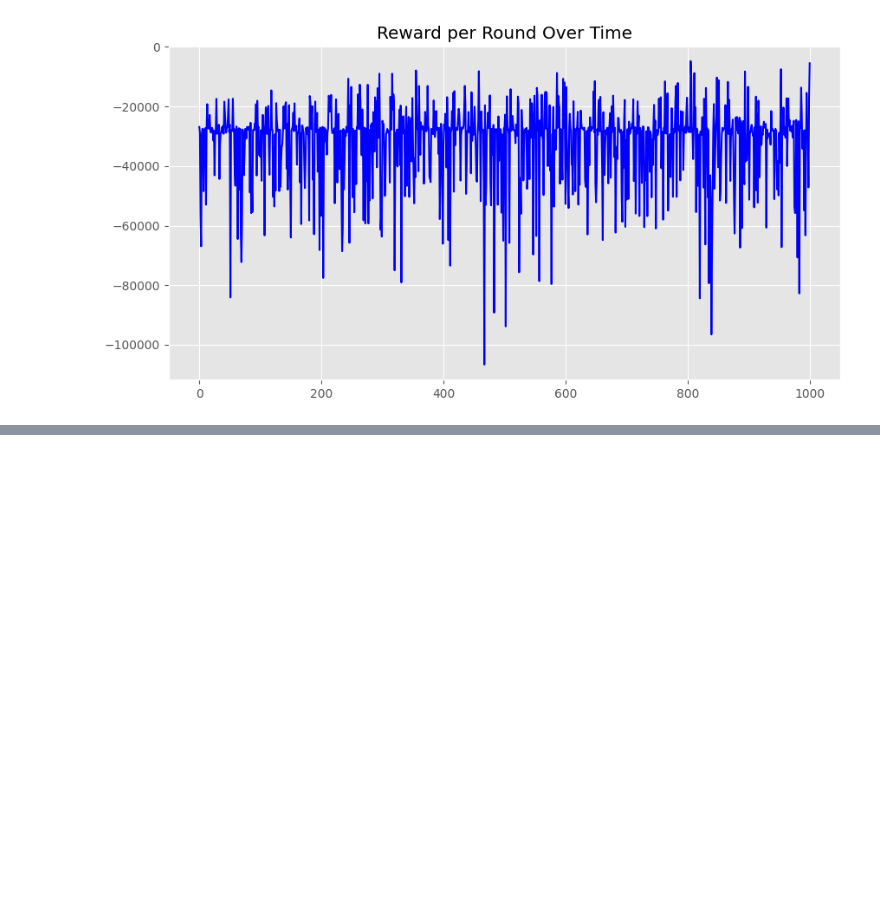
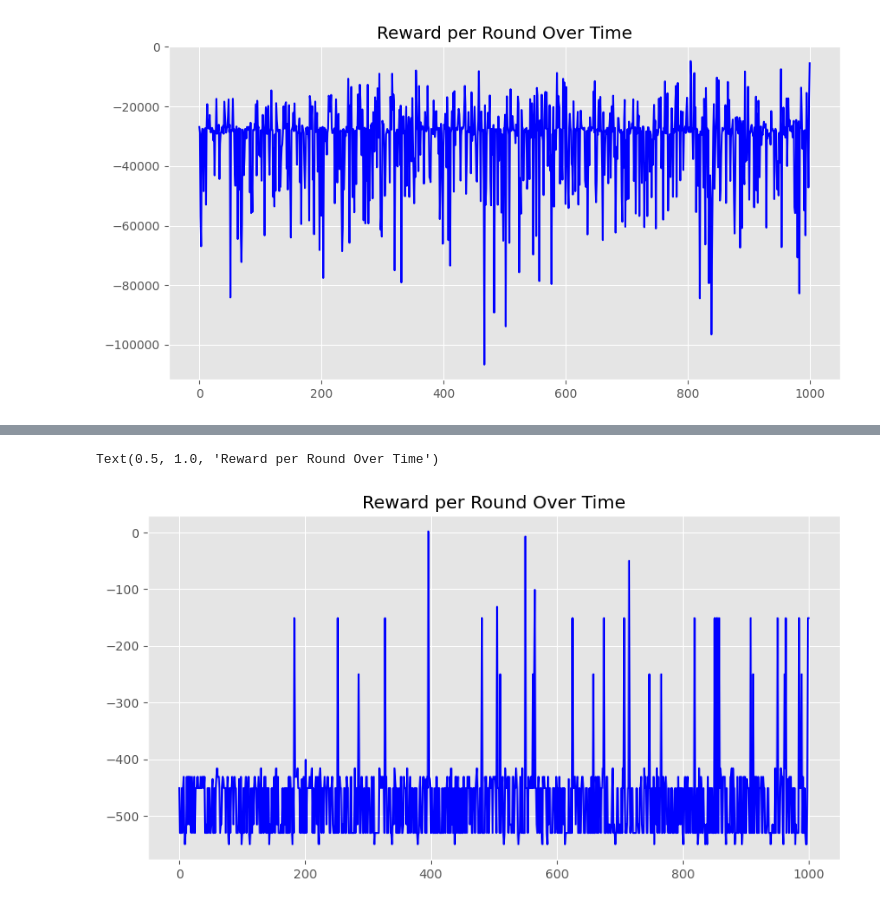
Before and after one commit to thisishiu/Reinforcement-learning-Boomberman, a Jupyter notebook: agent_code/new_bie/ana.ipynb, the cells around one changed output, grey strips where cells are left out. Cells and saved outputs as stored; diff of their text form; code cells hidden in the pictures; blank space fills up the shorter version.

```diff
--- a/agent_code/new_bie/ana.ipynb
+++ b/agent_code/new_bie/ana.ipynb
@@ -28,0 +65,12 @@ Text(0.5, 1.0, 'Reward per Round Over Time')
+# %%
+reward_log_path = 'logs/reward_log_11.csv'
+
+data = pd.read_csv(reward_log_path)
+
+plt.style.use('ggplot')
+plt.figure(figsize=(10, 5))
+plt.plot(data['episode'], data['reward'], label='Reward per Round', color='blue')
+plt.title('Reward per Round Over Time')
+# %% [output]
+Text(0.5, 1.0, 'Reward per Round Over Time')
+[figure, added]
```
Also changed, not shown: parts of 4 cells of this notebook, 6 other files.
